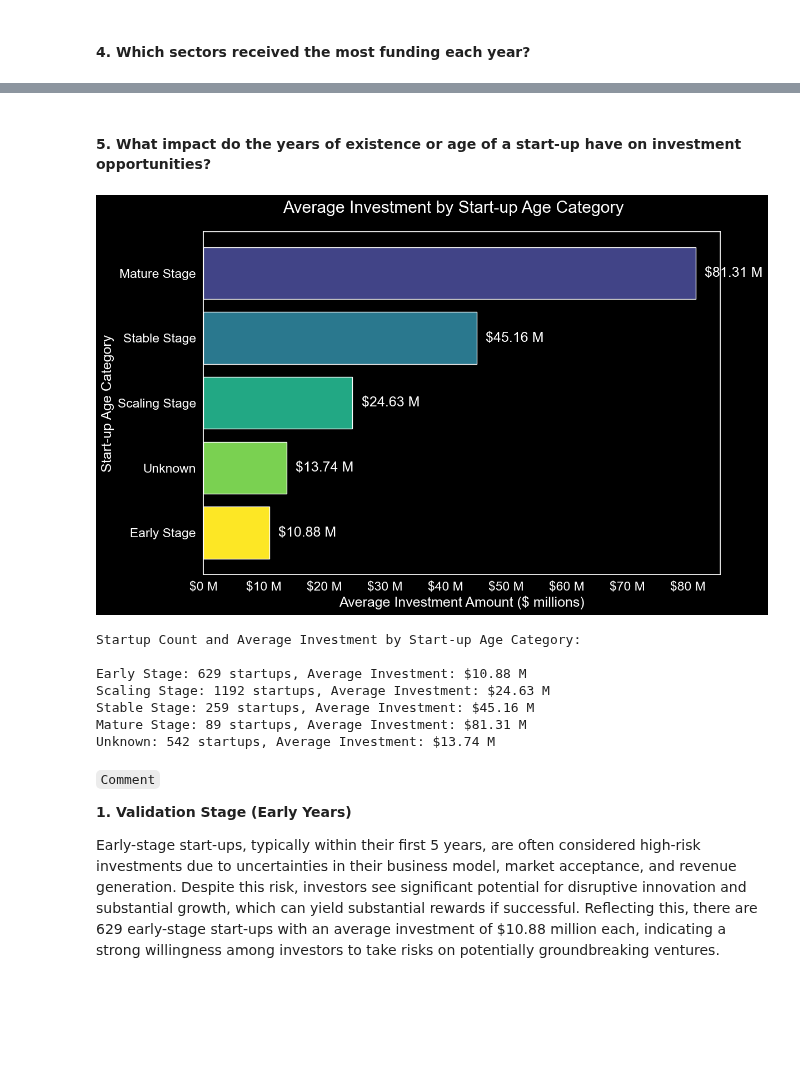
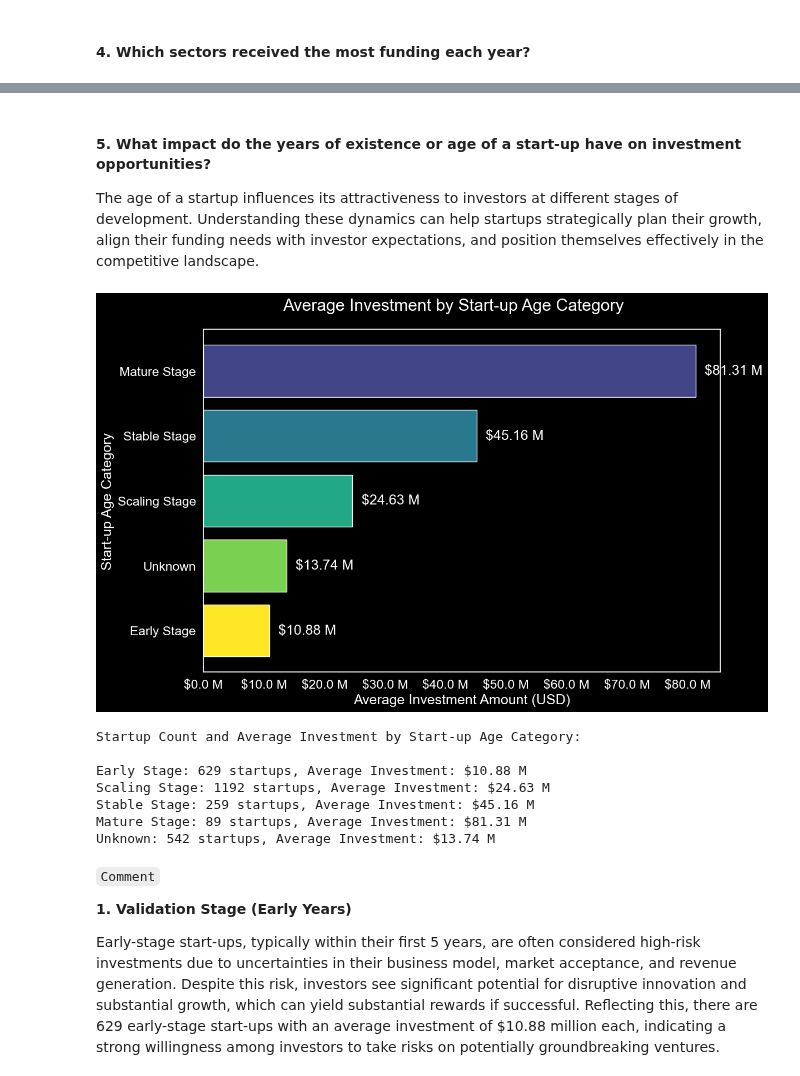
Before and after one commit to Nfayem/LP1_Data_Analytics_Project, a Jupyter notebook: Notebook/LP1_Data_Analytics_Project.ipynb, the cells around one changed output, grey strips where cells are left out. Drawn from its saved outputs; the diff is of its cells as text; code cells hidden in the pictures; blank space fills up the shorter version.

```diff
--- a/Notebook/LP1_Data_Analytics_Project.ipynb
+++ b/Notebook/LP1_Data_Analytics_Project.ipynb
@@ -7148,9 +7270,8 @@ plt.show()
 # %% [markdown]
 #### 5. What impact do the years of existence or age of a start-up have on investment opportunities?
+
+The age of a startup influences its attractiveness to investors at different stages of development. Understanding these dynamics can help startups strategically plan their growth, align their funding needs with investor expectations, and position themselves effectively in the competitive landscape.
 # %%
-# Copying the DataFrame
-cl_lp1df5 = cl_lp1df.copy()
-
 # Function to categorize startups based on their founding year
 def categorize_startups(startups):
     categories = {
@@ -7191,7 +7312,7 @@ def calculate_average_investment(categories):
         if startups:
             total_amount = sum(startup['Amount'] for startup in startups)
             average_amount = total_amount / len(startups)
-            average_investment[category] = average_amount / 1e6  # Convert to millions
+            average_investment[category] = average_amount / 1e6
         else:
             average_investment[category] = 0
 
@@ -7199,49 +7320,52 @@ def calculate_average_investment(categories):
 
 # Main script
 if __name__ == "__main__":
+
     # Copying the DataFrame
     cl_lp1df5 = cl_lp1df.copy()
 
     # Categorize startups
     startup_categories = categorize_startups(cl_lp1df5)
 
     # Calculate average investment for each category
     average_investment_by_category = calculate_average_investment(startup_categories)
 
     # Sort categories by average investment amount (from highest to lowest)
     sorted_categories = sorted(average_investment_by_category.items(), key=lambda x: x[1], reverse=True)
     categories = [cat[0] for cat in sorted_categories]
     avg_investments = [cat[1] for cat in sorted_categories]
 
-    # Plotting the bar chart
+    # Plotting the average investment by start-up age category
     plt.figure(figsize=(12, 8))
-    bar_colors = plt.cm.viridis(np.linspace(0.2, 1, len(categories)))  # Using Viridis color palette
+    bar_colors = plt.cm.viridis(np.linspace(0.2, 1, len(categories)))
+    bars = plt.barh(categories, avg_investments, color=bar_colors)
 
-    bars = plt.barh(categories, avg_investments, color=bar_colors)
+    # Set the title and labels for the plot
+    plt.xlabel('Average Investment Amount (USD)')
+    plt.ylabel('Start-up Age Category')
+    plt.suptitle('Average Investment by Start-up Age Category', y=0.95)
+    plt.gca().invert_yaxis()
+
+    # Formatting currency on y-axis (in millions)
+    plt.gca().xaxis.set_major_formatter(mtick.StrMethodFormatter('${x:,.1f} M'))
 
     # Adding data labels
     for bar, investment in zip(bars, avg_investments):
         plt.text(bar.get_width() + 1.5, bar.get_y() + bar.get_height()/2,
                  '${:.2f} M'.format(investment),
                  ha='left', va='center')
 
-    # Formatting currency on y-axis (in millions)
-    plt.gca().xaxis.set_major_formatter(mtick.StrMethodFormatter('${x:,.0f} M'))
-
-    plt.xlabel('Average Investment Amount ($ millions)')
-    plt.ylabel('Start-up Age Category')
-    plt.suptitle('Average Investment by Start-up Age Category', y=0.95)
-    plt.gca().invert_yaxis()  # Invert y-axis to have 'Early Stage' at the top
+    # Display plot
     plt.show()
 
-    # Print startup count and average investment for each category
+    # Display startup count and average investment for each category
     print("\nStartup Count and Average Investment by Start-up Age Category:")
     print()
     for category, startups in startup_categories.items():
         avg_amount = average_investment_by_category[category]
         print(f"{category}: {len(startups)} startups, Average Investment: ${avg_amount:.2f} M")
 # %% [output]
-[figure, old version]
+[figure, new version]
 Startup Count and Average Investment by Start-up Age Category:
 
 Early Stage: 629 startups, Average Investment: $10.88 M
```
Also changed, not shown: parts of 21 cells of this notebook, 2 other files.
